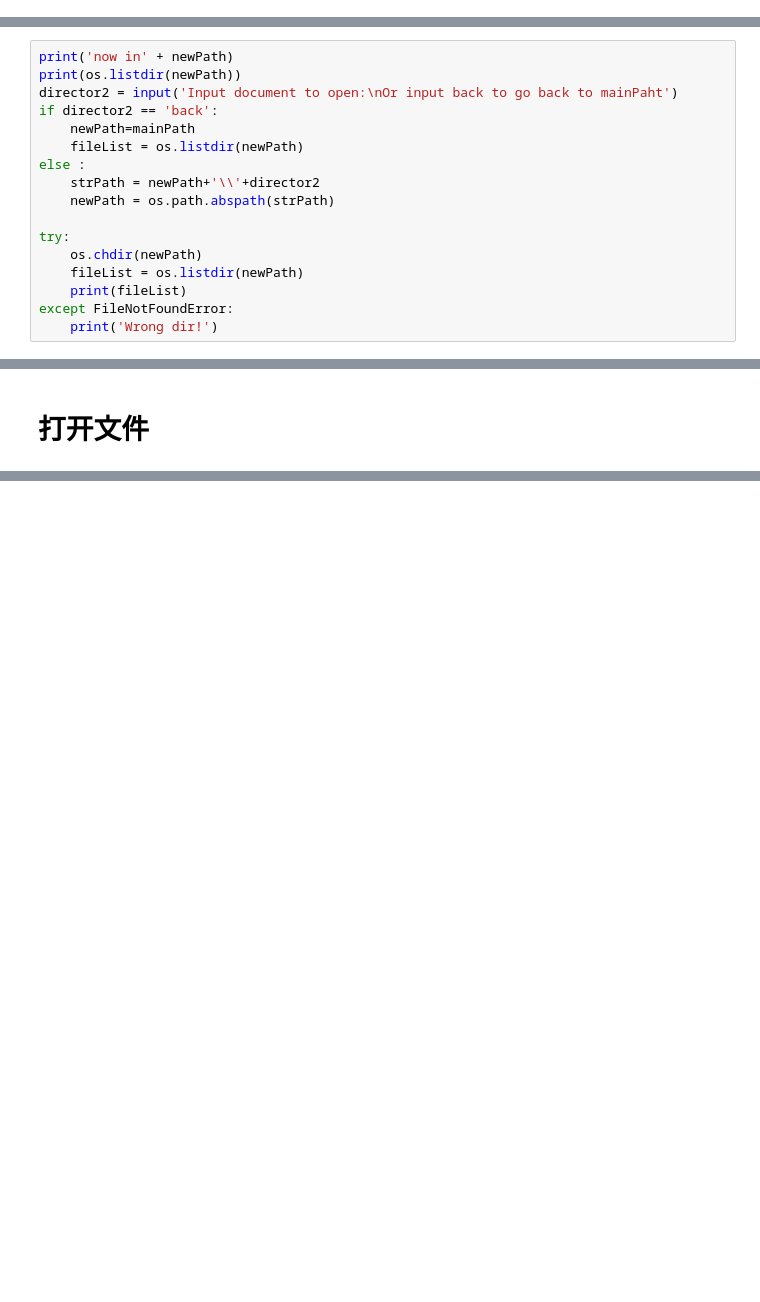
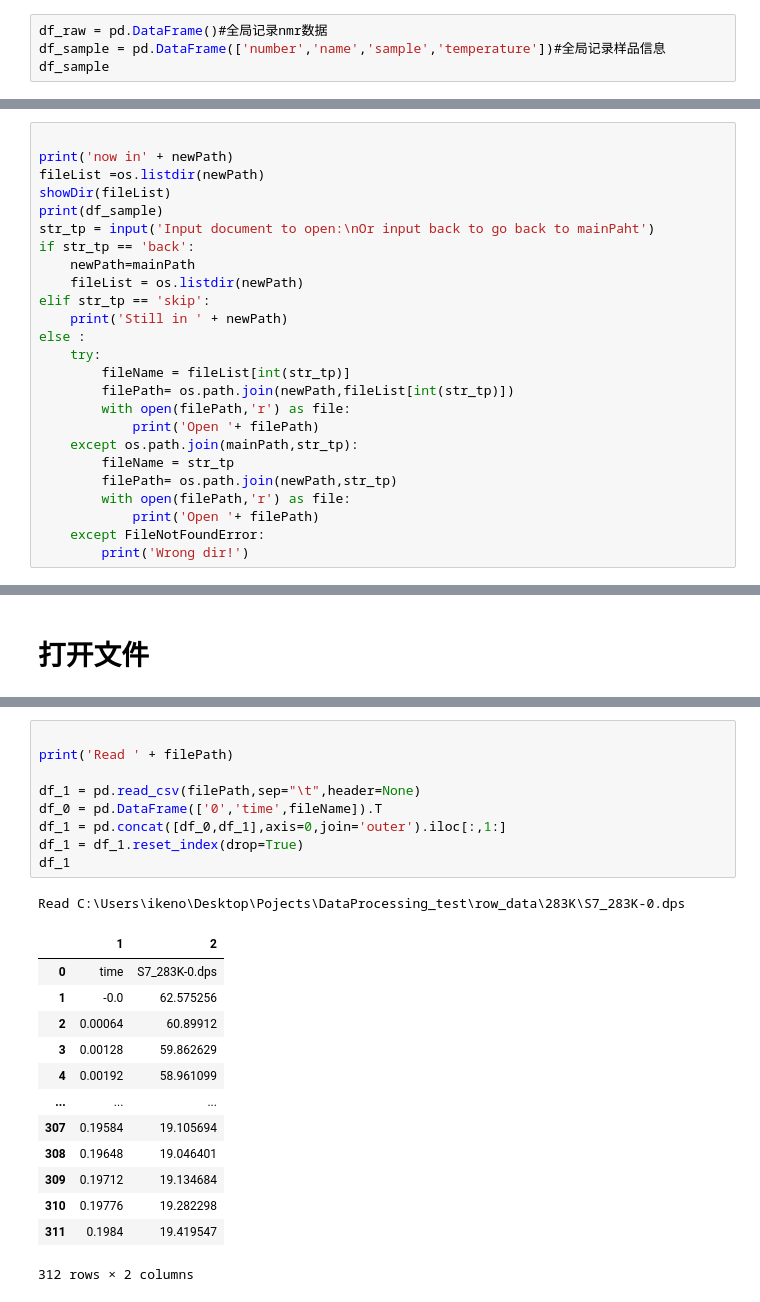
Before and after one commit to wingray/VsCworks, a Jupyter notebook: MySourceCode/nmr_fileReader.ipynb, the cells around one changed output, grey strips where cells are left out. Saved outputs shown, nothing was run; the diff lists cells and outputs as text; blank space fills up the shorter version.

```diff
--- a/MySourceCode/nmr_fileReader.ipynb
+++ b/MySourceCode/nmr_fileReader.ipynb
@@ -4,0 +22,4 @@ import os
+# %%
+df_raw = pd.DataFrame()#全局记录nmr数据
+df_sample = pd.DataFrame(['number','name','sample','temperature'])#全局记录样品信息
+df_sample
@@ -40,18 +257,26 @@ goto C:\Users\ikeno\Desktop\Pojects\DataProcessing_test
 # %%
+
 print('now in' + newPath)
-print(os.listdir(newPath))
-director2 = input('Input document to open:\nOr input back to go back to mainPaht')
-if director2 == 'back':
+fileList =os.listdir(newPath)
+showDir(fileList)
+print(df_sample)
+str_tp = input('Input document to open:\nOr input back to go back to mainPaht')
+if str_tp == 'back':
     newPath=mainPath
     fileList = os.listdir(newPath)
+elif str_tp == 'skip':
+    print('Still in ' + newPath)
 else :
-    strPath = newPath+'\\'+director2
-    newPath = os.path.abspath(strPath)
-
-try:
-    os.chdir(newPath)
-    fileList = os.listdir(newPath)
-    print(fileList)
-except FileNotFoundError:
-    print('Wrong dir!')
+    try:
+        fileName = fileList[int(str_tp)]
+        filePath= os.path.join(newPath,fileList[int(str_tp)])
+        with open(filePath,'r') as file:
+            print('Open '+ filePath)
+    except os.path.join(mainPath,str_tp):
+        fileName = str_tp
+        filePath= os.path.join(newPath,str_tp)
+        with open(filePath,'r') as file:
+            print('Open '+ filePath)
+    except FileNotFoundError:
+        print('Wrong dir!')
 # %% [output]
@@ -63,0 +331,24 @@ now inC:\Users\ikeno\Desktop\Pojects\DataProcessing_test
+# %%
+
+print('Read ' + filePath)
+
+df_1 = pd.read_csv(filePath,sep="\t",header=None)
+df_0 = pd.DataFrame(['0','time',fileName]).T
+df_1 = pd.concat([df_0,df_1],axis=0,join='outer').iloc[:,1:]
+df_1 = df_1.reset_index(drop=True)
+df_1
+# %% [output]
+Read C:\Users\ikeno\Desktop\Pojects\DataProcessing_test\row_data\283K\S7_283K-0.dps
+|  | 1 | 2 |
+| 0 | time | S7_283K-0.dps |
+| 1 | -0.0 | 62.575256 |
+| 2 | 0.00064 | 60.89912 |
+| 3 | 0.00128 | 59.862629 |
+| 4 | 0.00192 | 58.961099 |
+| ... | ... | ... |
+| 307 | 0.19584 | 19.105694 |
+| 308 | 0.19648 | 19.046401 |
+| 309 | 0.19712 | 19.134684 |
+| 310 | 0.19776 | 19.282298 |
+| 311 | 0.1984 | 19.419547 |
+312 rows × 2 columns
```
Also changed, not shown: parts of 33 cells of this notebook, 1 other file.
